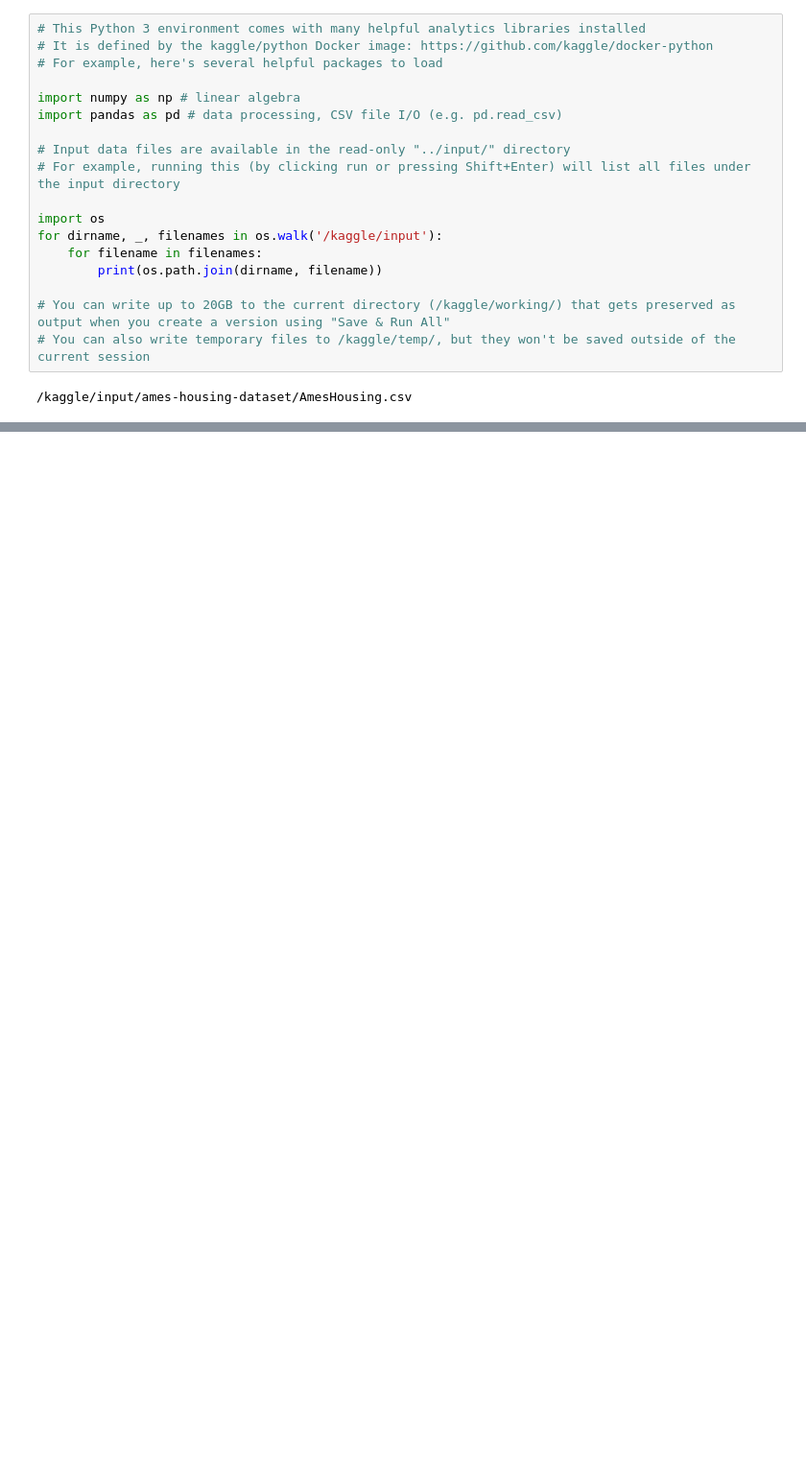
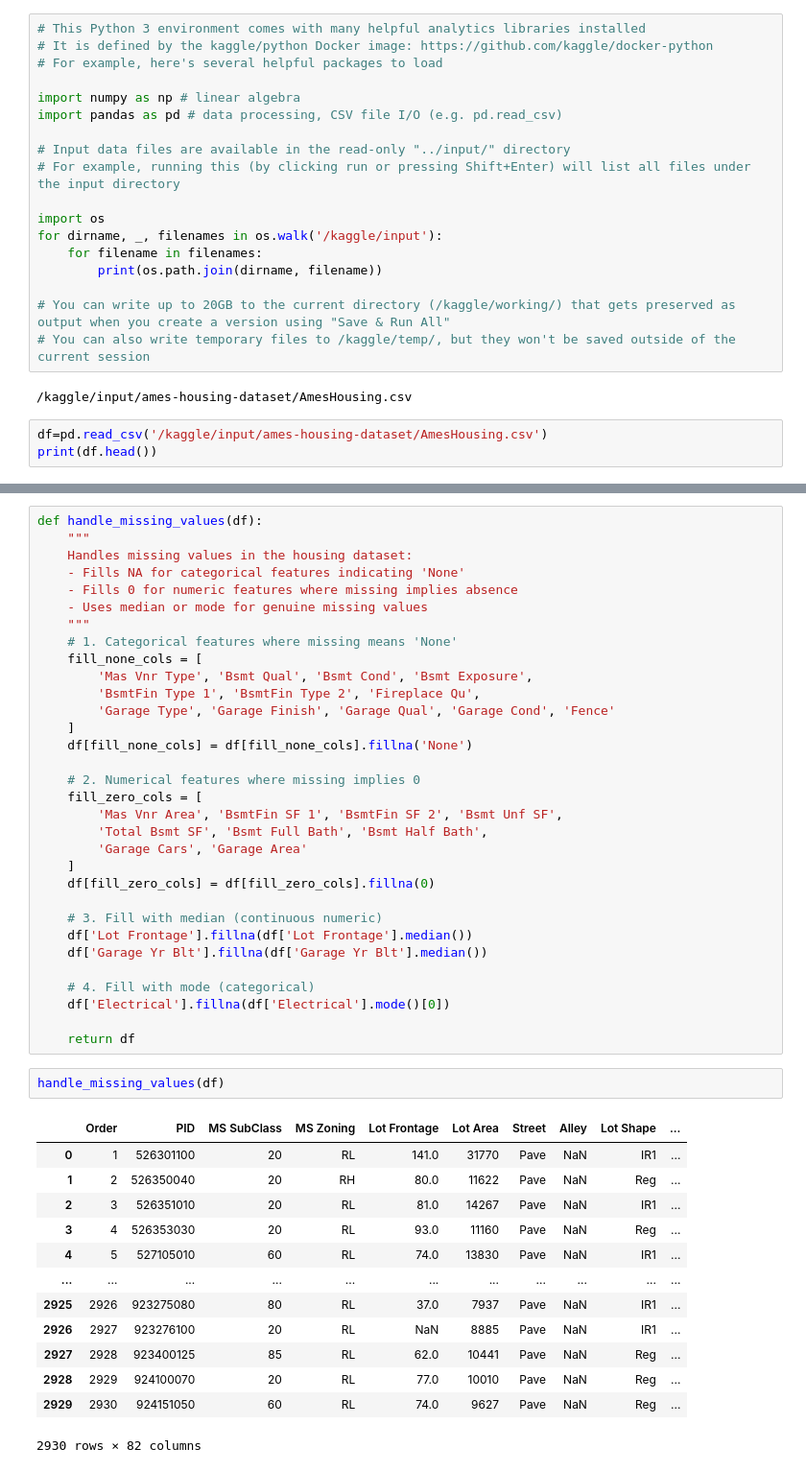
Before and after one commit to mypage-shivangi/housing-price-prediction, a Jupyter notebook: house-price-prediction.ipynb, the cells around one changed output, grey strips where cells are left out. Shown at 96% size. Cells and saved outputs as stored; diff of their text form; blank space fills up the shorter version.

Commit message:
Kaggle Notebook | House Price Prediction | Version 4

```diff
--- a/house-price-prediction.ipynb
+++ b/house-price-prediction.ipynb
@@ -18,3 +18,6 @@ for dirname, _, filenames in os.walk('/kaggle/input'):
 # You can also write temporary files to /kaggle/temp/, but they won't be saved outside of the current session
 # %% [output]
 /kaggle/input/ames-housing-dataset/AmesHousing.csv
+# %%
+df=pd.read_csv('/kaggle/input/ames-housing-dataset/AmesHousing.csv')
+print(df.head())
@@ -20,0 +83,48 @@ for dirname, _, filenames in os.walk('/kaggle/input'):
+# %%
+def handle_missing_values(df):
+    """
+    Handles missing values in the housing dataset:
+    - Fills NA for categorical features indicating 'None'
+    - Fills 0 for numeric features where missing implies absence
+    - Uses median or mode for genuine missing values
+    """
+    # 1. Categorical features where missing means 'None'
+    fill_none_cols = [
+        'Mas Vnr Type', 'Bsmt Qual', 'Bsmt Cond', 'Bsmt Exposure',
+        'BsmtFin Type 1', 'BsmtFin Type 2', 'Fireplace Qu',
+        'Garage Type', 'Garage Finish', 'Garage Qual', 'Garage Cond', 'Fence'
+    ]
+    df[fill_none_cols] = df[fill_none_cols].fillna('None')
+
+    # 2. Numerical features where missing implies 0
+    fill_zero_cols = [
+        'Mas Vnr Area', 'BsmtFin SF 1', 'BsmtFin SF 2', 'Bsmt Unf SF',
+        'Total Bsmt SF', 'Bsmt Full Bath', 'Bsmt Half Bath',
+        'Garage Cars', 'Garage Area'
+    ]
+    df[fill_zero_cols] = df[fill_zero_cols].fillna(0)
+
+    # 3. Fill with median (continuous numeric)
+    df['Lot Frontage'].fillna(df['Lot Frontage'].median())
+    df['Garage Yr Blt'].fillna(df['Garage Yr Blt'].median())
+
+    # 4. Fill with mode (categorical)
+    df['Electrical'].fillna(df['Electrical'].mode()[0])
+
+    return df
+# %%
+handle_missing_values(df)
+# %% [output]
+|  | Order | PID | MS SubClass | MS Zoning | Lot Frontage | Lot Area | Street | Alley | Lot Shape | ... |
+| 0 | 1 | 526301100 | 20 | RL | 141.0 | 31770 | Pave | NaN | IR1 | ... |
+| 1 | 2 | 526350040 | 20 | RH | 80.0 | 11622 | Pave | NaN | Reg | ... |
+| 2 | 3 | 526351010 | 20 | RL | 81.0 | 14267 | Pave | NaN | IR1 | ... |
+| 3 | 4 | 526353030 | 20 | RL | 93.0 | 11160 | Pave | NaN | Reg | ... |
+| 4 | 5 | 527105010 | 60 | RL | 74.0 | 13830 | Pave | NaN | IR1 | ... |
+| ... | ... | ... | ... | ... | ... | ... | ... | ... | ... | ... |
+| 2925 | 2926 | 923275080 | 80 | RL | 37.0 | 7937 | Pave | NaN | IR1 | ... |
+| 2926 | 2927 | 923276100 | 20 | RL | NaN | 8885 | Pave | NaN | IR1 | ... |
+| 2927 | 2928 | 923400125 | 85 | RL | 62.0 | 10441 | Pave | NaN | Reg | ... |
+| 2928 | 2929 | 924100070 | 20 | RL | 77.0 | 10010 | Pave | NaN | Reg | ... |
+| 2929 | 2930 | 924151050 | 60 | RL | 74.0 | 9627 | Pave | NaN | Reg | ... |
+2930 rows × 82 columns
```
Also changed, not shown: parts of 11 cells of this notebook.
